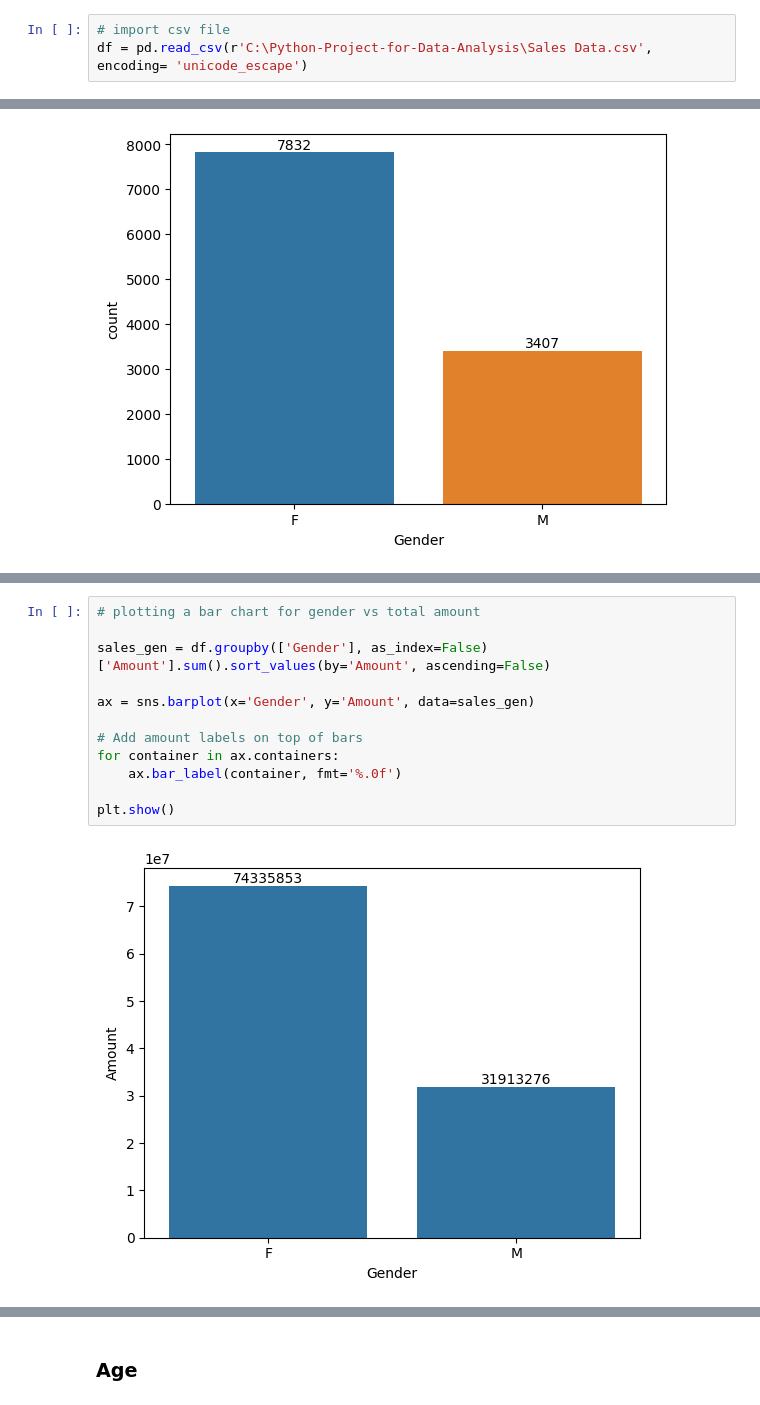
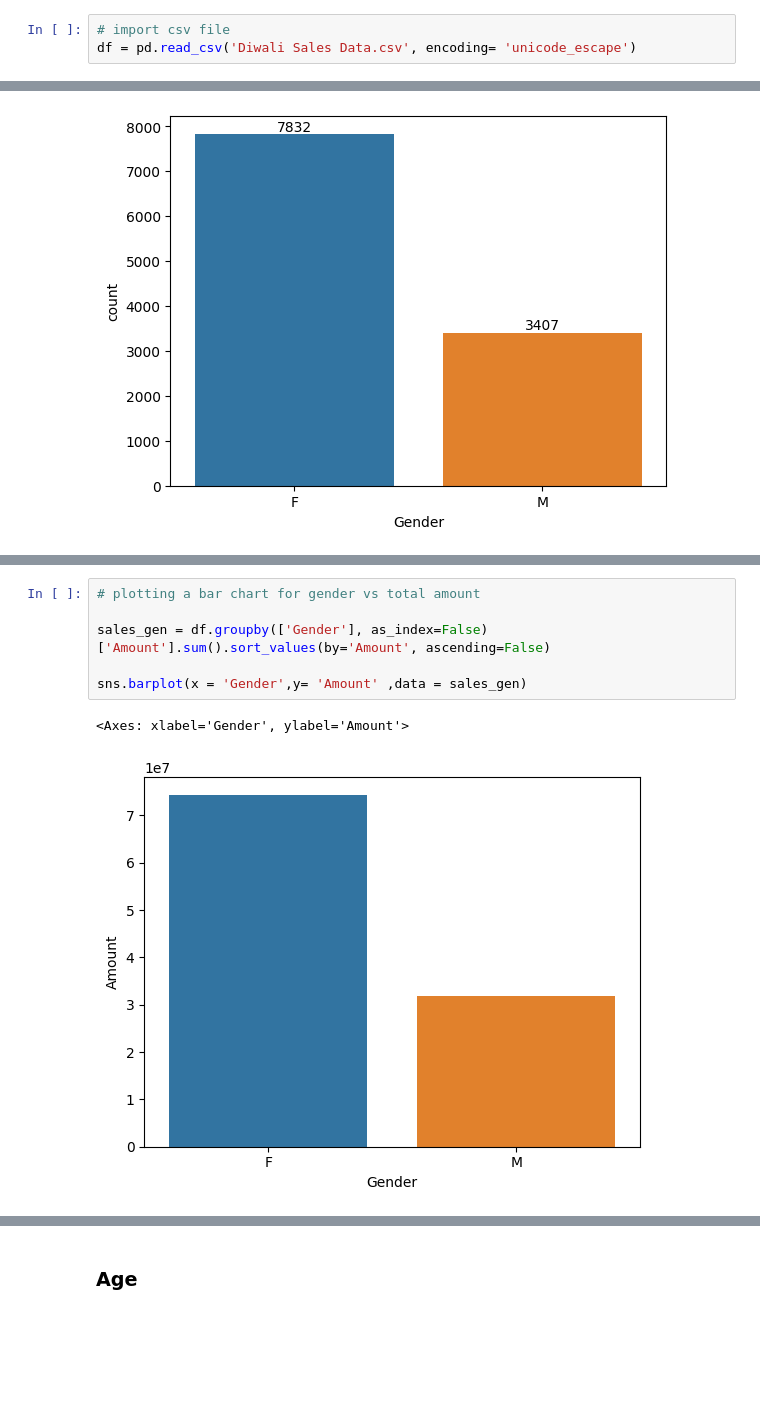
Before and after one commit to rauf105/Python-Project-for-Data-Analysis, a Jupyter notebook: Sales_Analysis.ipynb, the cells around one changed output, grey strips where cells are left out. Saved outputs shown, nothing was run; the diff lists cells and outputs as text; blank space fills up the shorter version.

```diff
--- a/Sales_Analysis.ipynb
+++ b/Sales_Analysis.ipynb
@@ -8,7 +8,7 @@ import matplotlib.pyplot as plt # visualizing data
 import seaborn as sns
 # %%
 # import csv file
-df = pd.read_csv(r'C:\Python-Project-for-Data-Analysis\Sales Data.csv', encoding= 'unicode_escape')
+df = pd.read_csv('Diwali Sales Data.csv', encoding= 'unicode_escape')
 # %%
 df.shape
 # %% [output]
@@ -221,15 +139,10 @@ df.groupby(['Gender'], as_index=False)['Amount'].sum().sort_values(by='Amount',
 # %%
 # plotting a bar chart for gender vs total amount
 
 sales_gen = df.groupby(['Gender'], as_index=False)['Amount'].sum().sort_values(by='Amount', ascending=False)
 
-ax = sns.barplot(x='Gender', y='Amount', data=sales_gen)
-
-# Add amount labels on top of bars
-for container in ax.containers:
-    ax.bar_label(container, fmt='%.0f')
-
-plt.show()
+sns.barplot(x = 'Gender',y= 'Amount' ,data = sales_gen)
 # %% [output]
+<Axes: xlabel='Gender', ylabel='Amount'>
-[figure, old version]
+[figure, new version]
 # %% [markdown]
```
Also changed, not shown: parts of 27 cells of this notebook.
